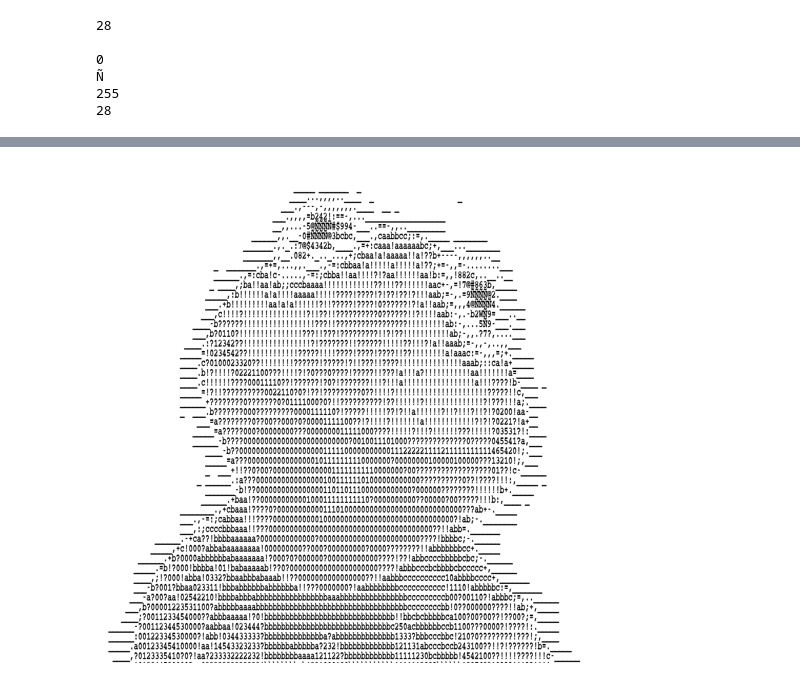
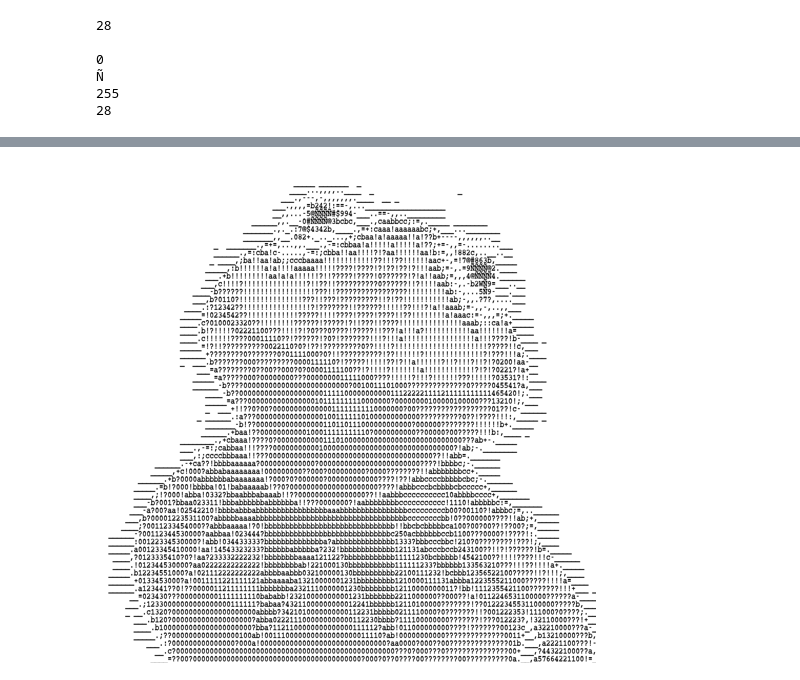
Before and after one commit to hevansDev/ascii-booth, a Jupyter notebook: Workshop/workshop.ipynb, the cells around one changed output, grey strips where cells are left out. Saved outputs shown, nothing was run; the diff lists cells and outputs as text; code cells hidden in the pictures.

```diff
--- a/Workshop/workshop.ipynb
+++ b/Workshop/workshop.ipynb
@@ -83,10 +83,10 @@ print(ascii)
               __.c?0000000000000000000000000000000000000000000000000000???0?000???0???????????????00+___,?443221000??a,___
              ____=??00?0000000000000000000000000000000000000000?000?0??0????00????????00??????????0a.__,a57664221100!=_____
 # %%
-img = Image.new('L', (13*128,16*64), 255)
+img = Image.new('L', (13*128,20*64), 255) #TODO dynamically calculate text size
 draw = ImageDraw.Draw(img)
 font = ImageFont.truetype("fonts/courier.ttf", 24)
 draw.text((0, 0),ascii,0,font=font)
 display(img.resize((500,500)))
 # %% [output]
-[figure, old version]
+[figure, new version]
```
Also changed, not shown: 9 other files.
